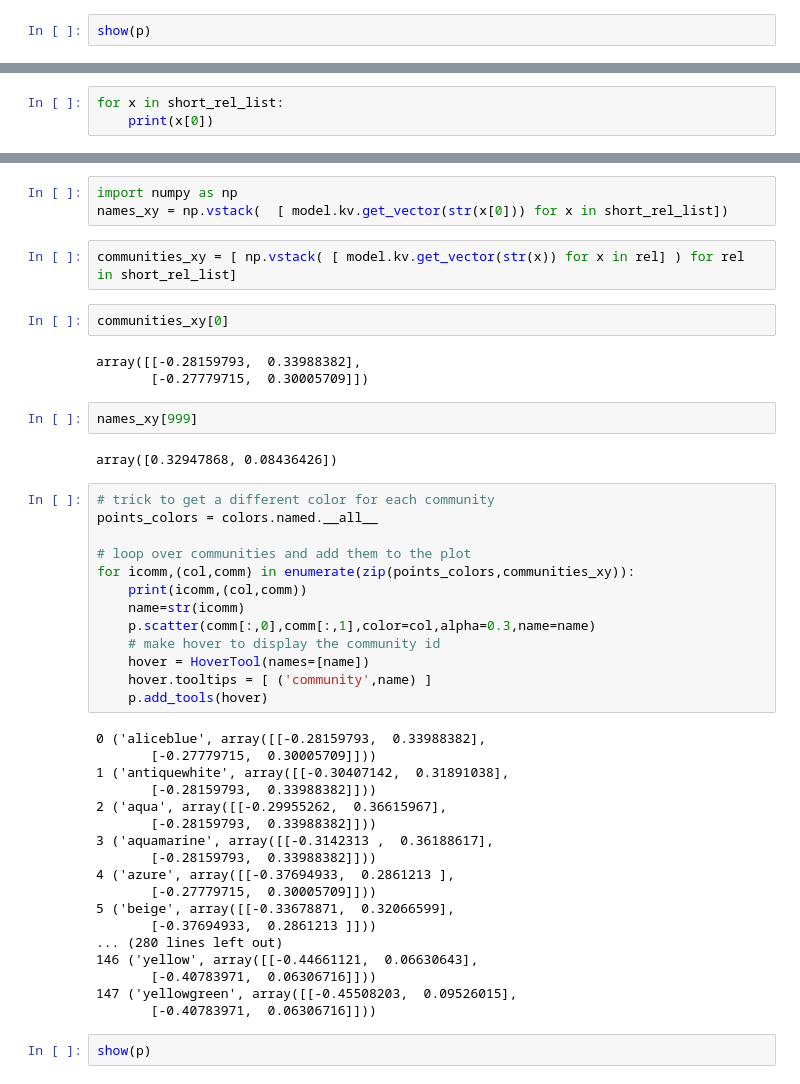
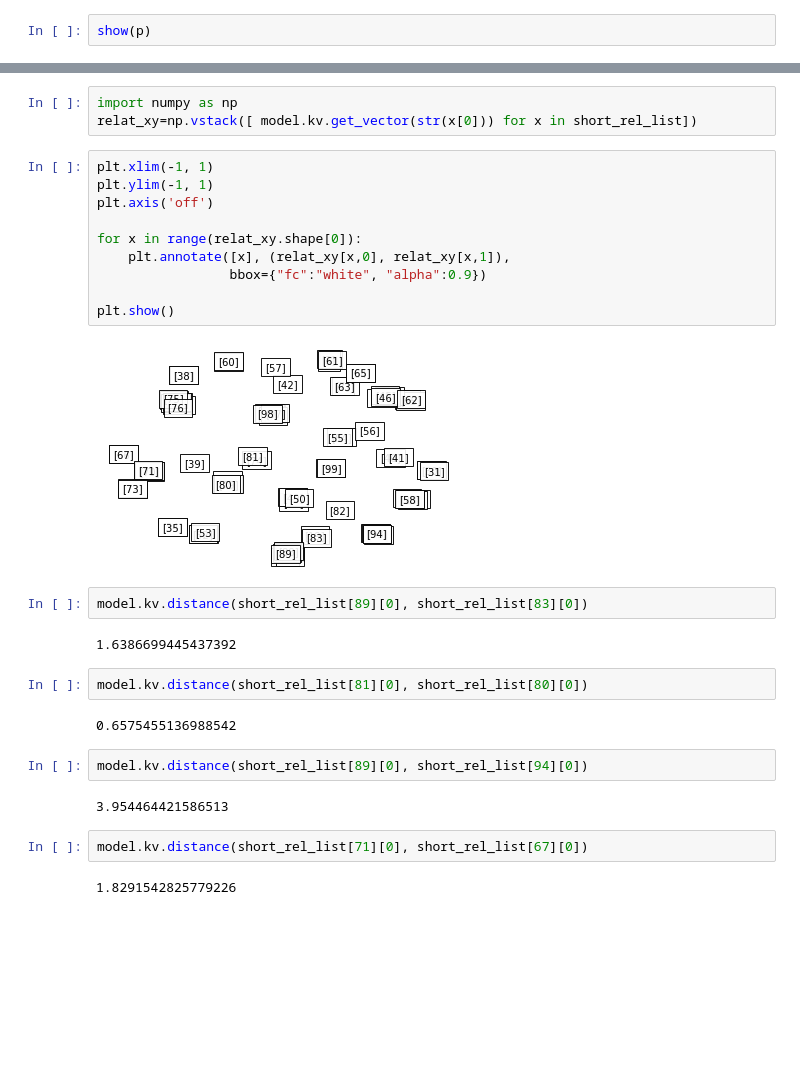
Before and after one commit to Nusha34/MasterThesis, a Jupyter notebook: experiments_snomed2vec.ipynb, the cells around one changed output, grey strips where cells are left out. Drawn from its saved outputs; the diff is of its cells as text; blank space fills up the shorter version.

```diff
--- a/experiments_snomed2vec.ipynb
+++ b/experiments_snomed2vec.ipynb
@@ -198,3 +177,0 @@ Give names to the nodes
-# %%
-for x in short_rel_list:
-    print(x[0])
@@ -219,47 +178,31 @@ Primary anal syphilis
 # %%
 import numpy as np
-names_xy = np.vstack(  [ model.kv.get_vector(str(x[0])) for x in short_rel_list])
+relat_xy=np.vstack([ model.kv.get_vector(str(x[0])) for x in short_rel_list])
-# %%
-communities_xy = [ np.vstack( [ model.kv.get_vector(str(x)) for x in rel] ) for rel in short_rel_list]
-# %%
-communities_xy[0]
-# %% [output]
-array([[-0.28159793,  0.33988382],
-       [-0.27779715,  0.30005709]])
-# %%
-names_xy[999]
-# %% [output]
-array([0.32947868, 0.08436426])
-# %%
-# trick to get a different color for each community
-points_colors = colors.named.__all__
-
-# loop over communities and add them to the plot
-for icomm,(col,comm) in enumerate(zip(points_colors,communities_xy)):
-    print(icomm,(col,comm))
-    name=str(icomm)
-    p.scatter(comm[:,0],comm[:,1],color=col,alpha=0.3,name=name)
-	# make hover to display the community id
-    hover = HoverTool(names=[name])
-    hover.tooltips = [ ('community',name) ]
-    p.add_tools(hover)
-# %% [output]
-0 ('aliceblue', array([[-0.28159793,  0.33988382],
-       [-0.27779715,  0.30005709]]))
-1 ('antiquewhite', array([[-0.30407142,  0.31891038],
-       [-0.28159793,  0.33988382]]))
-2 ('aqua', array([[-0.29955262,  0.36615967],
-       [-0.28159793,  0.33988382]]))
-3 ('aquamarine', array([[-0.3142313 ,  0.36188617],
-       [-0.28159793,  0.33988382]]))
-4 ('azure', array([[-0.37694933,  0.2861213 ],
-       [-0.27779715,  0.30005709]]))
-5 ('beige', array([[-0.33678871,  0.32066599],
-       [-0.37694933,  0.2861213 ]]))
-... (280 lines left out)
-146 ('yellow', array([[-0.44661121,  0.06630643],
-       [-0.40783971,  0.06306716]]))
-147 ('yellowgreen', array([[-0.45508203,  0.09526015],
-       [-0.40783971,  0.06306716]]))
-# %%
-show(p)
+# %%
+plt.xlim(-1, 1)
+plt.ylim(-1, 1)
+plt.axis('off')
+
+for x in range(relat_xy.shape[0]):
+    plt.annotate([x], (relat_xy[x,0], relat_xy[x,1]),
+                 bbox={"fc":"white", "alpha":0.9})
+
+plt.show()
+# %% [output]
+[figure, added]
+# %%
+model.kv.distance(short_rel_list[89][0], short_rel_list[83][0])
+# %% [output]
+1.6386699445437392
+# %%
+model.kv.distance(short_rel_list[81][0], short_rel_list[80][0])
+# %% [output]
+0.6575455136988542
+# %%
+model.kv.distance(short_rel_list[89][0], short_rel_list[94][0])
+# %% [output]
+3.954464421586513
+# %%
+model.kv.distance(short_rel_list[71][0], short_rel_list[67][0])
+# %% [output]
+1.8291542825779226
```
Also changed, not shown: parts of 8 cells of this notebook.
